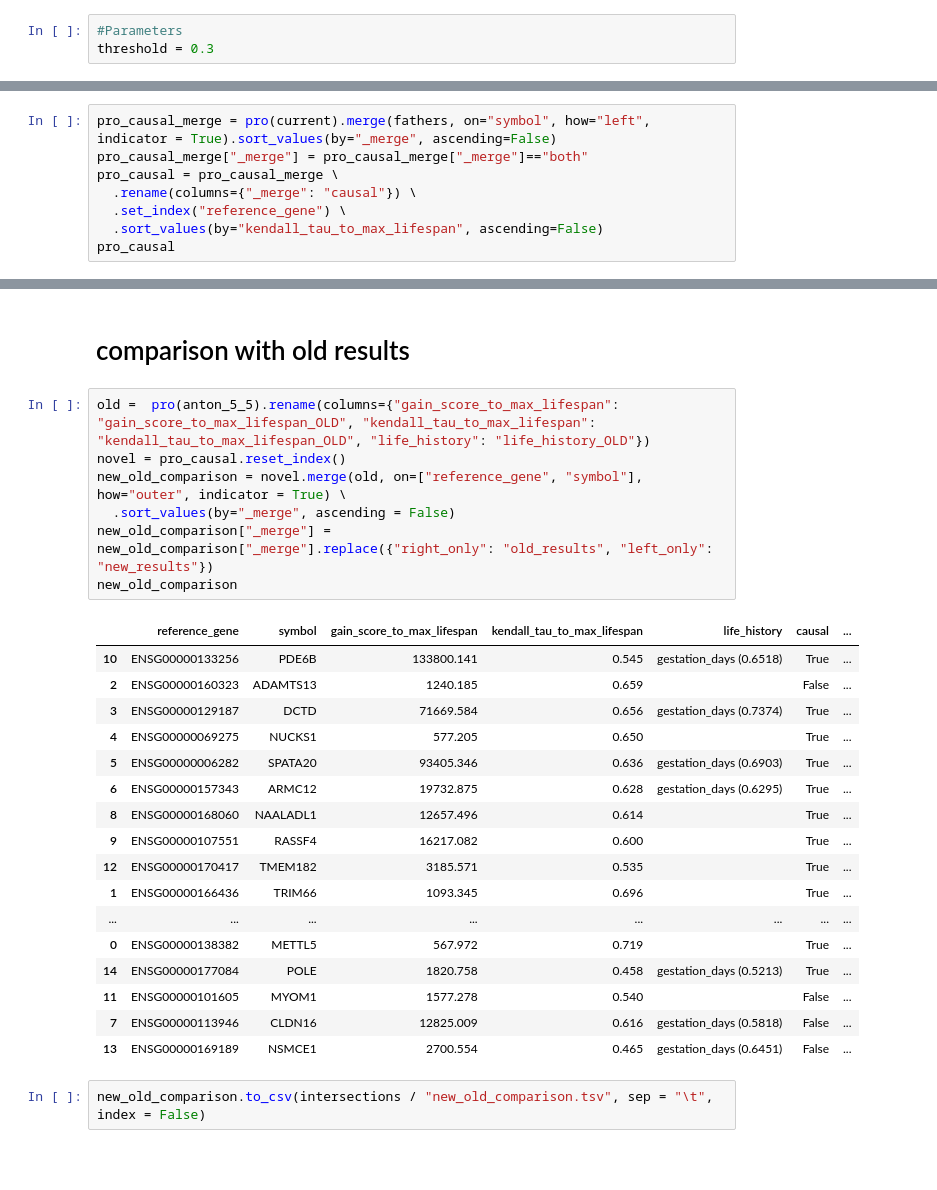
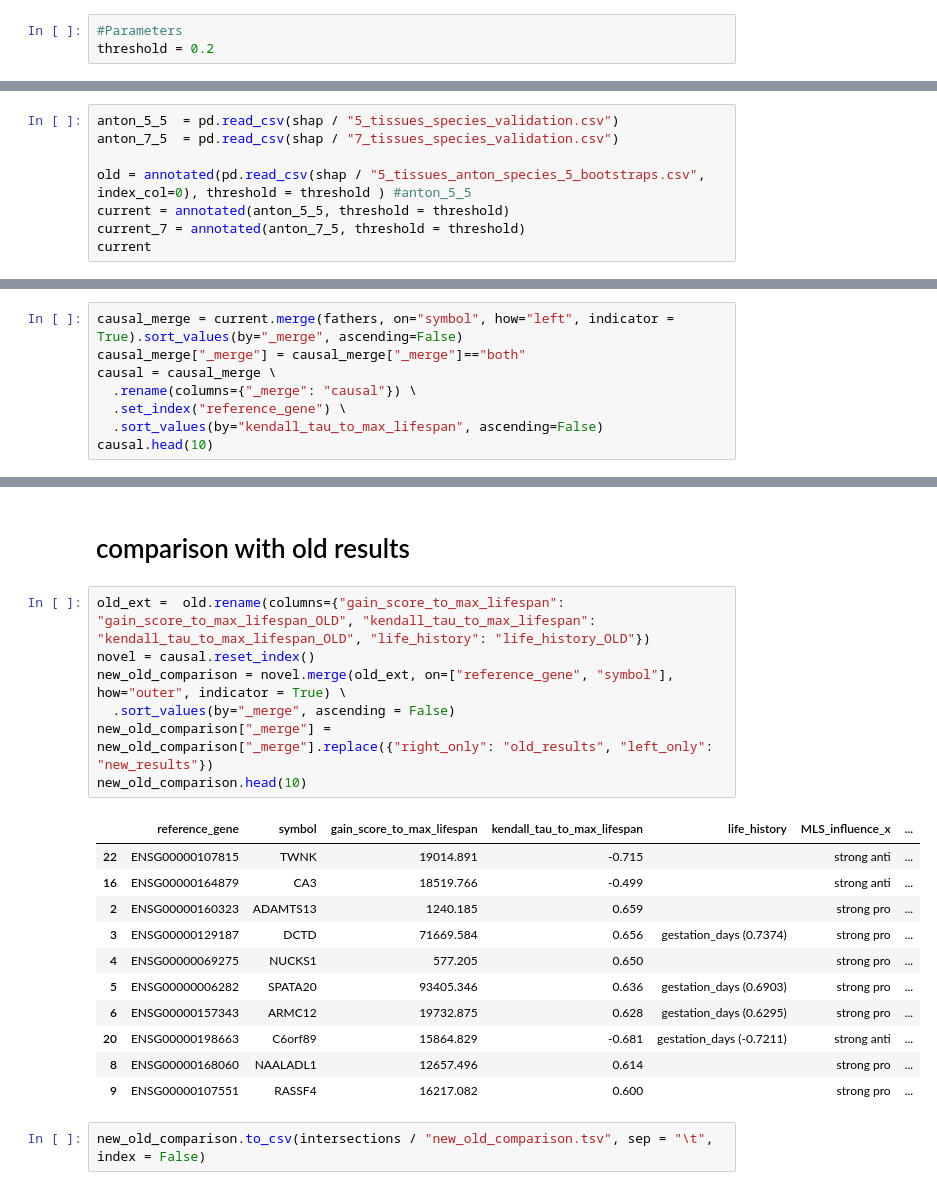
Before and after one commit to antonkulaga/yspecies, a Jupyter notebook: notebooks/results_intersections.ipynb, the cells around one changed output, grey strips where cells are left out. Drawn from its saved outputs; the diff is of its cells as text; blank space fills up the shorter version.

Commit message:
switched from pro-anti to single table

```diff
--- a/notebooks/results_intersections.ipynb
+++ b/notebooks/results_intersections.ipynb
@@ -23,6 +23,6 @@ Will be overriden by comparisons.yaml
 # %%
 #Parameters
-threshold = 0.3
+threshold = 0.2
 # %% [markdown]
 ### Load pathes ###
 # %%
@@ -136,0 +108,8 @@ anti(current, -threshold)
+# %%
+anton_5_5  = pd.read_csv(shap / "5_tissues_species_validation.csv")
+anton_7_5  = pd.read_csv(shap / "7_tissues_species_validation.csv")
+
+old = annotated(pd.read_csv(shap / "5_tissues_anton_species_5_bootstraps.csv", index_col=0), threshold = threshold ) #anton_5_5
+current = annotated(anton_5_5, threshold = threshold)
+current_7 = annotated(anton_7_5, threshold = threshold)
+current
@@ -163,11 +160,11 @@ fathers
 | 57 | C6orf89 |
 | 59 | MTCP1 |
 # %%
-pro_causal_merge = pro(current).merge(fathers, on="symbol", how="left", indicator = True).sort_values(by="_merge", ascending=False)
-pro_causal_merge["_merge"] = pro_causal_merge["_merge"]=="both"
-pro_causal = pro_causal_merge \
+causal_merge = current.merge(fathers, on="symbol", how="left", indicator = True).sort_values(by="_merge", ascending=False)
+causal_merge["_merge"] = causal_merge["_merge"]=="both"
+causal = causal_merge \
   .rename(columns={"_merge": "causal"}) \
   .set_index("reference_gene") \
   .sort_values(by="kendall_tau_to_max_lifespan", ascending=False)
-pro_causal
+causal.head(10)
 # %% [output]
@@ -209,30 +183,24 @@ anti_causal
 # %% [markdown]
 # comparison with old results #
 # %%
-old =  pro(anton_5_5).rename(columns={"gain_score_to_max_lifespan": "gain_score_to_max_lifespan_OLD", "kendall_tau_to_max_lifespan": "kendall_tau_to_max_lifespan_OLD", "life_history": "life_history_OLD"})
-novel = pro_causal.reset_index()
-new_old_comparison = novel.merge(old, on=["reference_gene", "symbol"], how="outer", indicator = True) \
+old_ext =  old.rename(columns={"gain_score_to_max_lifespan": "gain_score_to_max_lifespan_OLD", "kendall_tau_to_max_lifespan": "kendall_tau_to_max_lifespan_OLD", "life_history": "life_history_OLD"})
+novel = causal.reset_index()
+new_old_comparison = novel.merge(old_ext, on=["reference_gene", "symbol"], how="outer", indicator = True) \
   .sort_values(by="_merge", ascending = False)
 new_old_comparison["_merge"] = new_old_comparison["_merge"].replace({"right_only": "old_results", "left_only": "new_results"})
-new_old_comparison
+new_old_comparison.head(10)
 # %% [output]
-|  | reference_gene | symbol | gain_score_to_max_lifespan | kendall_tau_to_max_lifespan | life_history | causal | ... |
-| 10 | ENSG00000133256 | PDE6B | 133800.141 | 0.545 | gestation_days (0.6518) | True | ... |
-| 2 | ENSG00000160323 | ADAMTS13 | 1240.185 | 0.659 |  | False | ... |
-| 3 | ENSG00000129187 | DCTD | 71669.584 | 0.656 | gestation_days (0.7374) | True | ... |
-| 4 | ENSG00000069275 | NUCKS1 | 577.205 | 0.650 |  | True | ... |
-| 5 | ENSG00000006282 | SPATA20 | 93405.346 | 0.636 | gestation_days (0.6903) | True | ... |
-| 6 | ENSG00000157343 | ARMC12 | 19732.875 | 0.628 | gestation_days (0.6295) | True | ... |
-| 8 | ENSG00000168060 | NAALADL1 | 12657.496 | 0.614 |  | True | ... |
-| 9 | ENSG00000107551 | RASSF4 | 16217.082 | 0.600 |  | True | ... |
-| 12 | ENSG00000170417 | TMEM182 | 3185.571 | 0.535 |  | True | ... |
-| 1 | ENSG00000166436 | TRIM66 | 1093.345 | 0.696 |  | True | ... |
-| ... | ... | ... | ... | ... | ... | ... | ... |
-| 0 | ENSG00000138382 | METTL5 | 567.972 | 0.719 |  | True | ... |
-| 14 | ENSG00000177084 | POLE | 1820.758 | 0.458 | gestation_days (0.5213) | True | ... |
-| 11 | ENSG00000101605 | MYOM1 | 1577.278 | 0.540 |  | False | ... |
-| 7 | ENSG00000113946 | CLDN16 | 12825.009 | 0.616 | gestation_days (0.5818) | False | ... |
-| 13 | ENSG00000169189 | NSMCE1 | 2700.554 | 0.465 | gestation_days (0.6451) | False | ... |
+|  | reference_gene | symbol | gain_score_to_max_lifespan | kendall_tau_to_max_lifespan | life_history | MLS_influence_x | ... |
+| 22 | ENSG00000107815 | TWNK | 19014.891 | -0.715 |  | strong anti | ... |
+| 16 | ENSG00000164879 | CA3 | 18519.766 | -0.499 |  | strong anti | ... |
+| 2 | ENSG00000160323 | ADAMTS13 | 1240.185 | 0.659 |  | strong pro | ... |
+| 3 | ENSG00000129187 | DCTD | 71669.584 | 0.656 | gestation_days (0.7374) | strong pro | ... |
+| 4 | ENSG00000069275 | NUCKS1 | 577.205 | 0.650 |  | strong pro | ... |
+| 5 | ENSG00000006282 | SPATA20 | 93405.346 | 0.636 | gestation_days (0.6903) | strong pro | ... |
+| 6 | ENSG00000157343 | ARMC12 | 19732.875 | 0.628 | gestation_days (0.6295) | strong pro | ... |
+| 20 | ENSG00000198663 | C6orf89 | 15864.829 | -0.681 | gestation_days (-0.7211) | strong anti | ... |
+| 8 | ENSG00000168060 | NAALADL1 | 12657.496 | 0.614 |  | strong pro | ... |
+| 9 | ENSG00000107551 | RASSF4 | 16217.082 | 0.600 |  | strong pro | ... |
 # %%
 new_old_comparison.to_csv(intersections / "new_old_comparison.tsv", sep = "\t", index = False)
 # %% [markdown]
```
Also changed, not shown: parts of 29 cells of this notebook, 21 other files.
